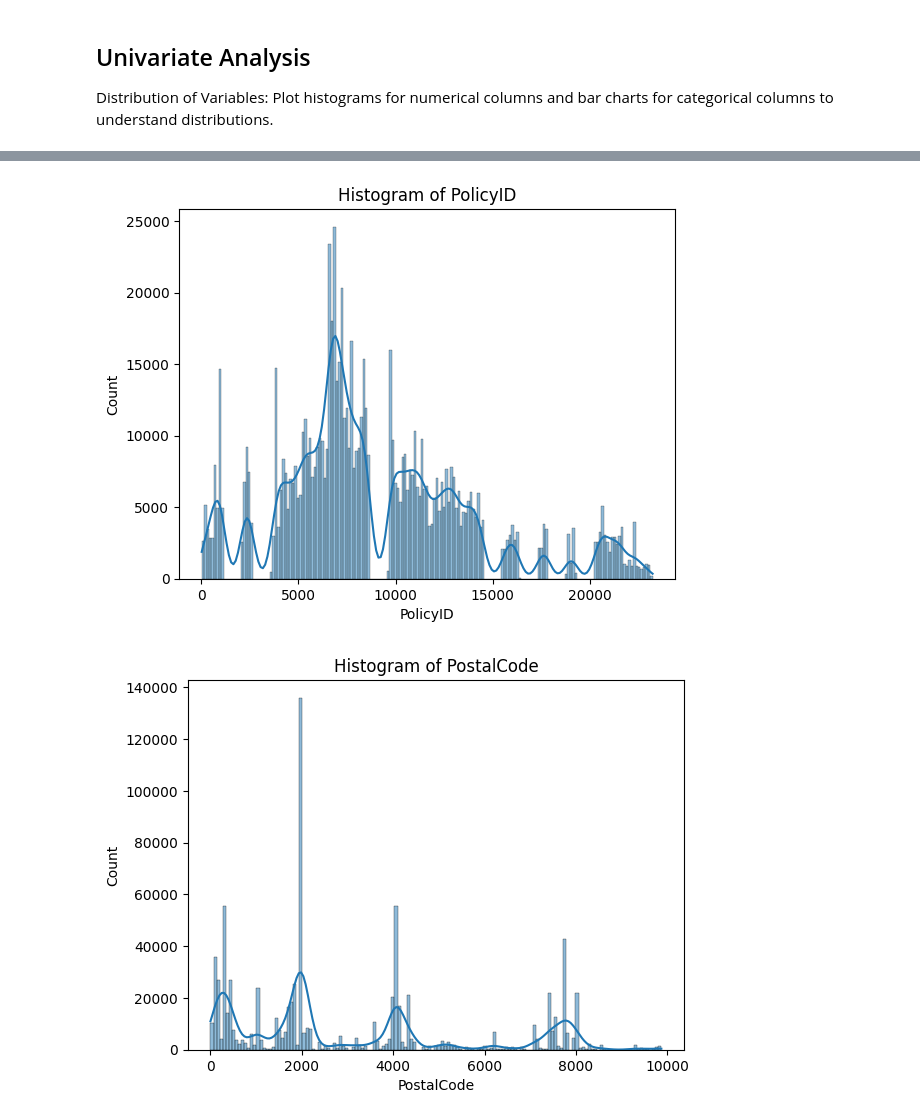
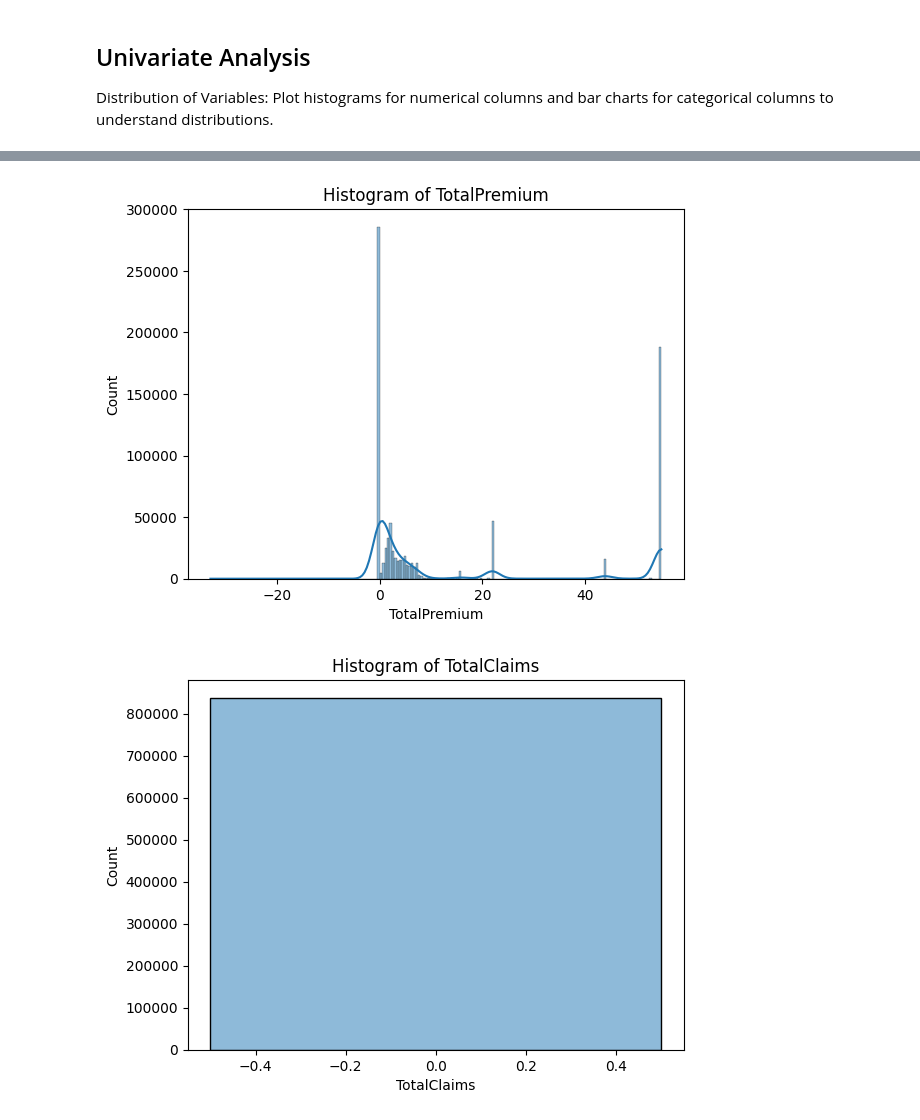
Before and after one commit to der-bew/ACIS_predictive_analysis, a Jupyter notebook: notebooks/EDA.ipynb, the cells around one changed output, grey strips where cells are left out. Saved outputs shown, nothing was run; the diff lists cells and outputs as text; code cells hidden in the pictures.

```diff
--- a/notebooks/EDA.ipynb
+++ b/notebooks/EDA.ipynb
@@ -156,4 +155,9 @@ categorical_df = acis_df.select_dtypes(include=['object'])
+# %%
+clean_acis_df = pd.read_csv("../data/clean_acis_data.csv", low_memory=False)
+#clean_acis_df.head()
+# %%
+num_cols = ['CalculatedPremiumPerTerm', 'TotalPremium',  'TotalClaims']
 # %%
-for cols in numeric_df.columns:
-    visualizer.plot_histogram(numeric_df, cols)
+for col in num_cols:
+    visualizer.plot_histogram(clean_acis_df, col)
 # %% [output]
@@ -161,2 +165,2 @@ for cols in numeric_df.columns:
-[figure, old version]
+[figure, new version]
-[figure, old version]
+[figure, new version]
```
Also changed, not shown: parts of 13 cells of this notebook.
